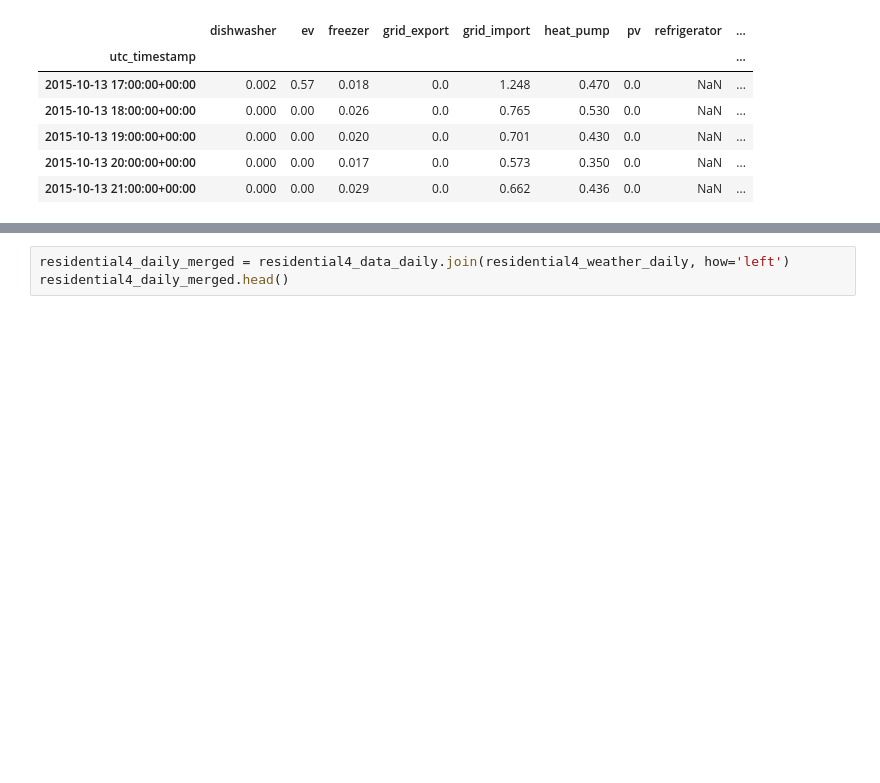
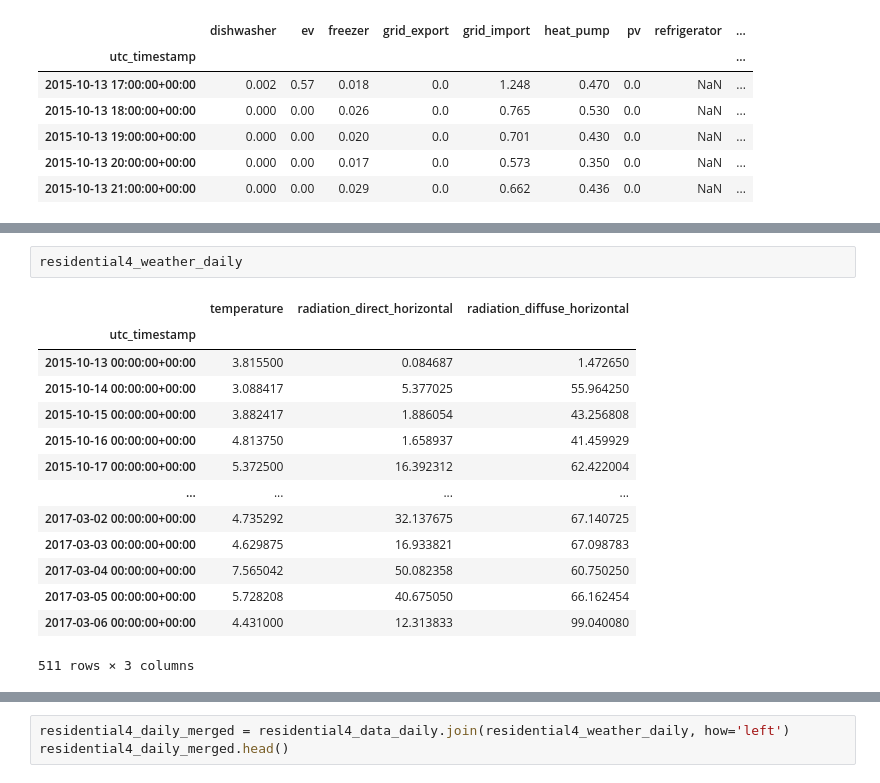
Before and after one commit to JoannaKusy/ML_for_Data_Analytics_Project, a Jupyter notebook: notebooks/01_eda.ipynb, the cells around one changed output, grey strips where cells are left out. Drawn from its saved outputs; the diff is of its cells as text; blank space fills up the shorter version.

```diff
--- a/notebooks/01_eda.ipynb
+++ b/notebooks/01_eda.ipynb
@@ -830,3 +847,20 @@ Data columns (total 12 columns):
  11  radiation_diffuse_horizontal  12238 non-null  float64
 dtypes: float64(12)
 memory usage: 1.2 MB
+# %%
+residential4_weather_daily
+# %% [output]
+|  | temperature | radiation_direct_horizontal | radiation_diffuse_horizontal |
+| utc_timestamp |  |  |  |
+| 2015-10-13 00:00:00+00:00 | 3.815500 | 0.084687 | 1.472650 |
+| 2015-10-14 00:00:00+00:00 | 3.088417 | 5.377025 | 55.964250 |
+| 2015-10-15 00:00:00+00:00 | 3.882417 | 1.886054 | 43.256808 |
+| 2015-10-16 00:00:00+00:00 | 4.813750 | 1.658937 | 41.459929 |
+| 2015-10-17 00:00:00+00:00 | 5.372500 | 16.392312 | 62.422004 |
+| ... | ... | ... | ... |
+| 2017-03-02 00:00:00+00:00 | 4.735292 | 32.137675 | 67.140725 |
+| 2017-03-03 00:00:00+00:00 | 4.629875 | 16.933821 | 67.098783 |
+| 2017-03-04 00:00:00+00:00 | 7.565042 | 50.082358 | 60.750250 |
+| 2017-03-05 00:00:00+00:00 | 5.728208 | 40.675050 | 66.162454 |
+| 2017-03-06 00:00:00+00:00 | 4.431000 | 12.313833 | 99.040080 |
+511 rows × 3 columns
```
Also changed, not shown: parts of 12 cells of this notebook, 10 other files.
